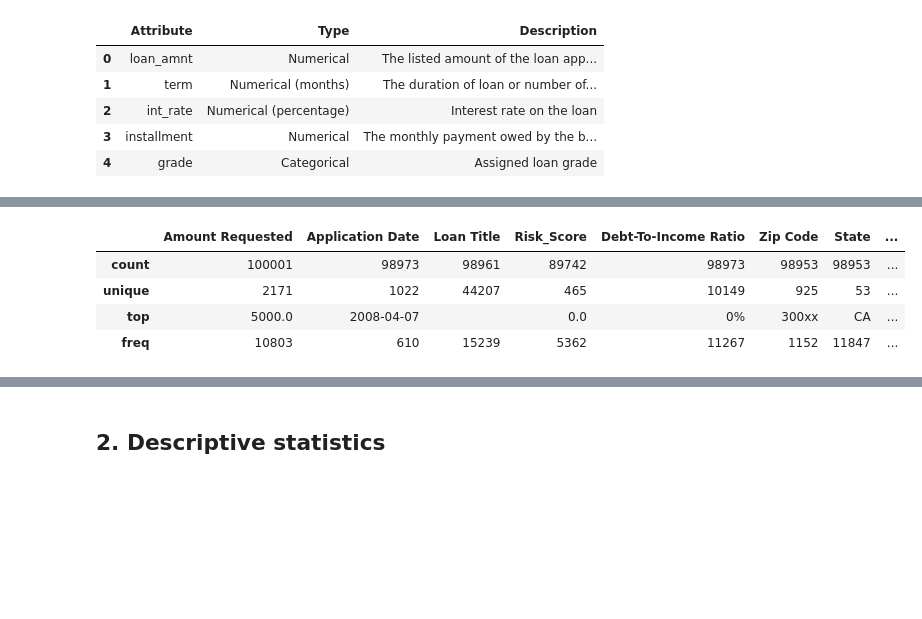
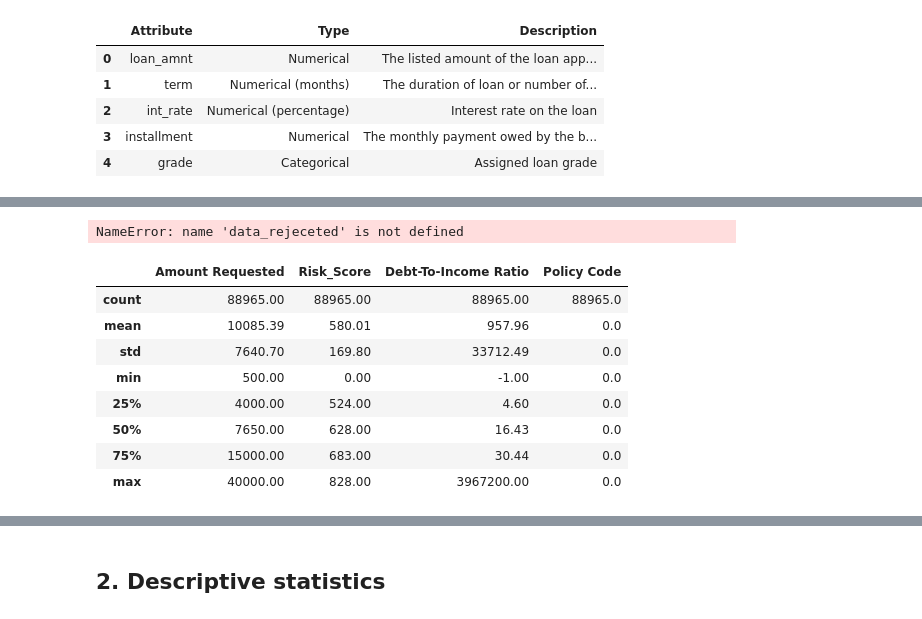
Before and after one commit to hansaleem1/Robo-Loan, a Jupyter notebook: Roboloan.ipynb, the cells around one changed output, grey strips where cells are left out. Saved outputs shown, nothing was run; the diff lists cells and outputs as text; code cells hidden in the pictures; blank space fills up the shorter version.

```diff
--- a/Roboloan.ipynb
+++ b/Roboloan.ipynb
@@ -54,6 +57,10 @@ original_data_1.head()
 # second data set: Rejected loans
 
 original_data_2 = pd.read_csv('rejected_2007_to_2018_100T.csv', low_memory=False, encoding="ISO-8859-1")
+original_data_2 = original_data_2.rename(columns={"Policy Code;;": "Policy Code"})
+original_data_2['Policy Code'] = original_data_2['Policy Code'].str.strip(';;').astype('float')
+
+
 original_data_2.head()
 # %% [output]
 |  | Amount Requested | Application Date | Loan Title | Risk_Score | Debt-To-Income Ratio | Zip Code | State | ... |
@@ -114,10 +203,34 @@ data_accepted.describe()
+# %%
+# clear rejected data set from NaN values
+
+data_rejected = original_data_2[['Amount Requested', 'Loan Title', 'Risk_Score', 'Debt-To-Income Ratio', 'Employment Length',
+                                 'Policy Code']]
+
+data_rejected = data_rejected.dropna()
+
+# remove the persentage, plus and comparison signs, and the string years after values
+data_rejected['Debt-To-Income Ratio'] =  data_rejected['Debt-To-Income Ratio'].str.strip('%').astype('float')
+
+
+# convert the values to numerical type
+data_rejected['Amount Requested'] = data_rejected['Amount Requested'].astype('float')
+data_rejected['Risk_Score'] = data_rejected['Risk_Score'].astype('float')
+data_rejeceted.rename(columns={'Debt-To-Income Ratio': "dti"})
+
+data_rejected.head(10)
+# %% [output]
+NameError: name 'data_rejeceted' is not defined
 # %%
 # Attribute explanations of rejected loans?
 
-original_data_2.describe()
+data_rejected.describe().round(2)
 # %% [output]
-|  | Amount Requested | Application Date | Loan Title | Risk_Score | Debt-To-Income Ratio | Zip Code | State | ... |
-| count | 100001 | 98973 | 98961 | 89742 | 98973 | 98953 | 98953 | ... |
-| unique | 2171 | 1022 | 44207 | 465 | 10149 | 925 | 53 | ... |
-| top | 5000.0 | 2008-04-07 |  | 0.0 | 0% | 300xx | CA | ... |
-| freq | 10803 | 610 | 15239 | 5362 | 11267 | 1152 | 11847 | ... |
+|  | Amount Requested | Risk_Score | Debt-To-Income Ratio | Policy Code |
+| count | 88965.00 | 88965.00 | 88965.00 | 88965.0 |
+| mean | 10085.39 | 580.01 | 957.96 | 0.0 |
+| std | 7640.70 | 169.80 | 33712.49 | 0.0 |
+| min | 500.00 | 0.00 | -1.00 | 0.0 |
+| 25% | 4000.00 | 524.00 | 4.60 | 0.0 |
+| 50% | 7650.00 | 628.00 | 16.43 | 0.0 |
+| 75% | 15000.00 | 683.00 | 30.44 | 0.0 |
+| max | 40000.00 | 828.00 | 3967200.00 | 0.0 |
```
Also changed, not shown: parts of 34 cells of this notebook.
